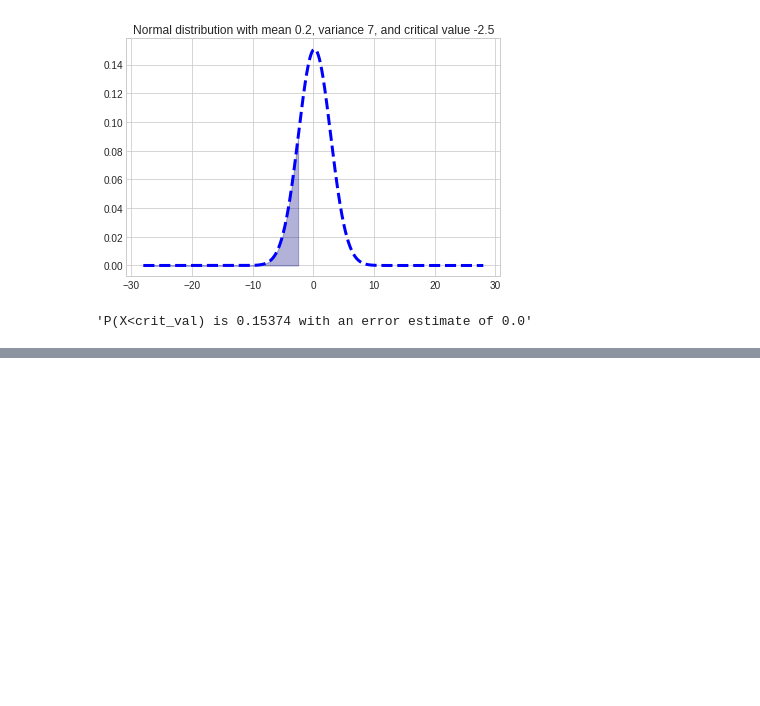
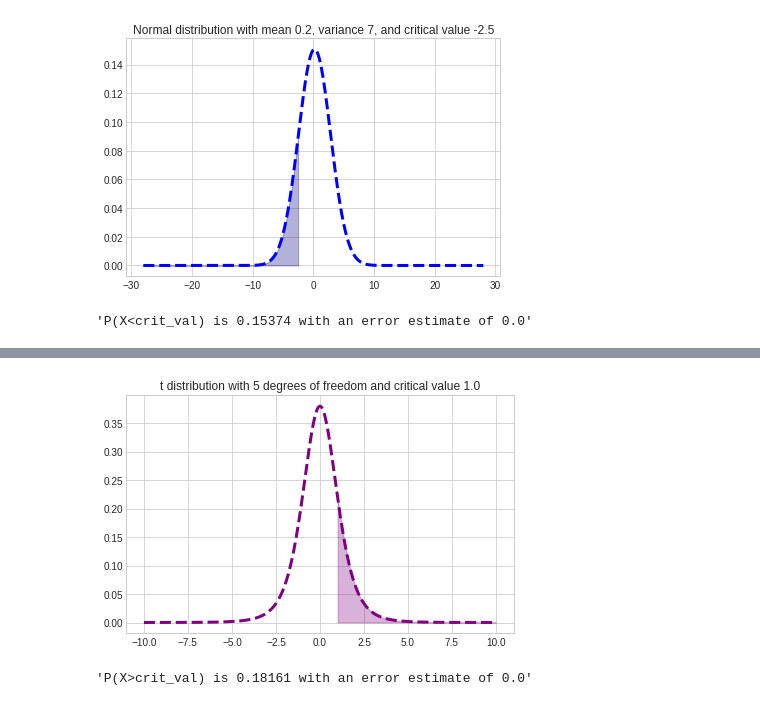
Before and after one commit to WillTirone/applied_stats, a Jupyter notebook: Demonstration.ipynb, the cells around one changed output, grey strips where cells are left out. Cells and saved outputs as stored; diff of their text form; code cells hidden in the pictures; blank space fills up the shorter version.

```diff
--- a/Demonstration.ipynb
+++ b/Demonstration.ipynb
@@ -32 +32,8 @@ z.probability_calc()
 'P(X>crit_val) is 0.48283 with an error estimate of 0.0'
+# %%
+t = t_rv(5,1)
+t.plot_pdf(cv_probability=True)
+t.probability_calc()
+# %% [output]
+[figure, added]
+'P(X>crit_val) is 0.18161 with an error estimate of 0.0'
```
Also changed, not shown: parts of 2 cells of this notebook, 2 other files.
